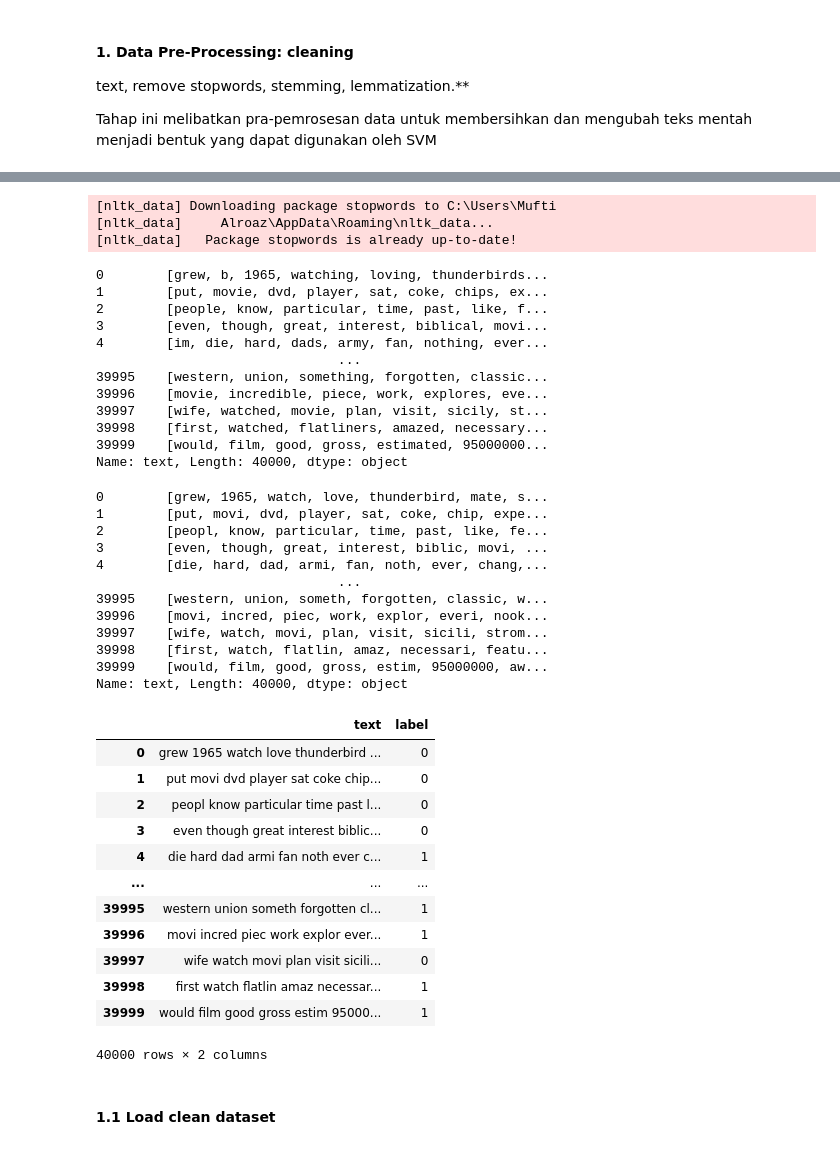
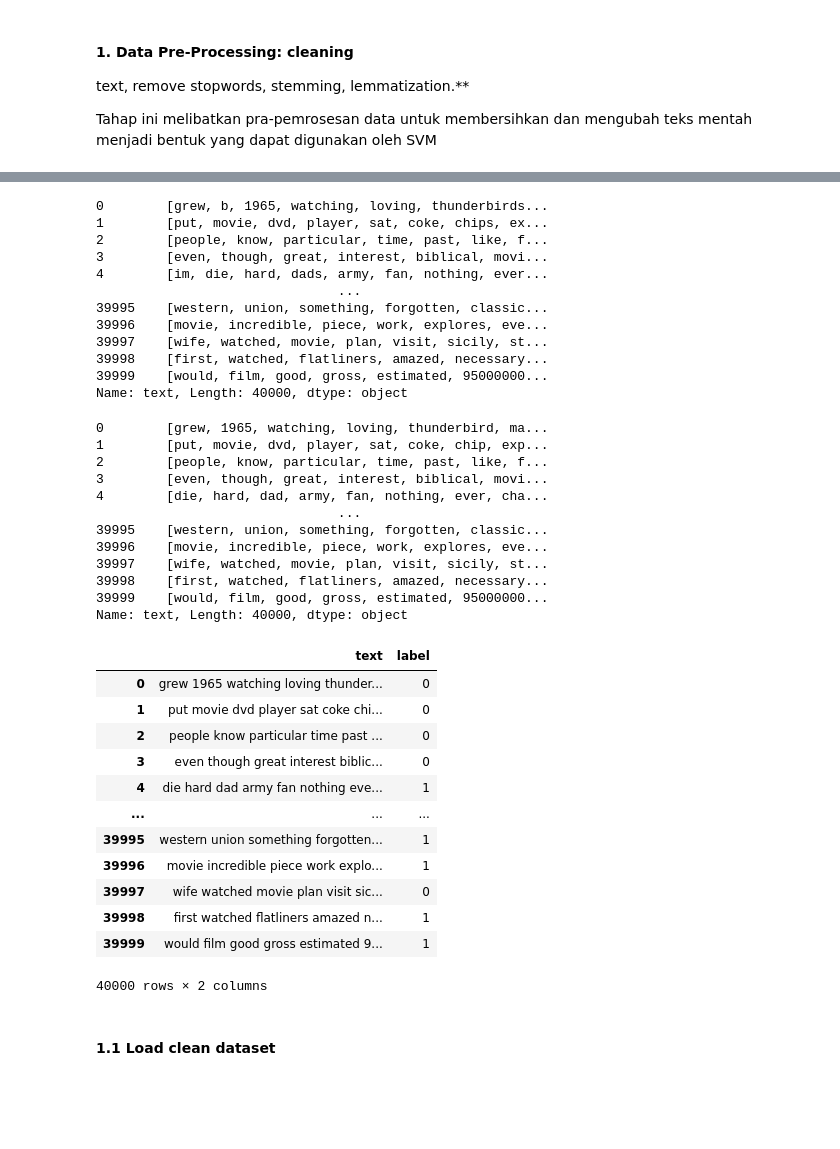
Before and after one commit to muftialroaz/movies-sentiment-analysis, a Jupyter notebook: SentimentReview.ipynb, the cells around one changed output, grey strips where cells are left out. Drawn from its saved outputs; the diff is of its cells as text; code cells hidden in the pictures; blank space fills up the shorter version.

```diff
--- a/SentimentReview.ipynb
+++ b/SentimentReview.ipynb
@@ -74,25 +70,22 @@ text = text.apply(lambda x: word_tokenize(x))
 # %%
 # 4 Menghapus Stopwords Menghapus kata-kata umum yang tidak memberikan informasi penting dalam analisis.
-nltk.download('stopwords')
+# nltk.download('stopwords')
 stop_words = set(stopwords.words('english'))  # Menggunakan kamus stop words Bahasa Inggris
 text = text.apply(lambda x: [word for word in x if word not in stop_words])
 text
 # %% [output]
-[nltk_data] Downloading package stopwords to C:\Users\Mufti
-[nltk_data]     Alroaz\AppData\Roaming\nltk_data...
-[nltk_data]   Package stopwords is already up-to-date!
+0        [grew, b, 1965, watching, loving, thunderbirds...
+1        [put, movie, dvd, player, sat, coke, chips, ex...
+2        [people, know, particular, time, past, like, f...
+3        [even, though, great, interest, biblical, movi...
+4        [im, die, hard, dads, army, fan, nothing, ever...
+                               ...
+39995    [western, union, something, forgotten, classic...
+39996    [movie, incredible, piece, work, explores, eve...
+39997    [wife, watched, movie, plan, visit, sicily, st...
+39998    [first, watched, flatliners, amazed, necessary...
+39999    [would, film, good, gross, estimated, 95000000...
+Name: text, Length: 40000, dtype: object
-0        [grew, b, 1965, watching, loving, thunderbirds...
-1        [put, movie, dvd, player, sat, coke, chips, ex...
-2        [people, know, particular, time, past, like, f...
-3        [even, though, great, interest, biblical, movi...
-4        [im, die, hard, dads, army, fan, nothing, ever...
-                               ...
-39995    [western, union, something, forgotten, classic...
-39996    [movie, incredible, piece, work, explores, eve...
-39997    [wife, watched, movie, plan, visit, sicily, st...
-39998    [first, watched, flatliners, amazed, necessary...
-39999    [would, film, good, gross, estimated, 95000000...
-Name: text, Length: 40000, dtype: object
 # %%
 # 5 Menghapus Kata Pendek: Menghapus kata-kata dengan panjang karakter yang terlalu pendek yang cenderung tidak memiliki makna.
 
@@ -102,45 +95,45 @@ text = text.apply(lambda x: [word for word in x if len(word) >= min_length])
 # %%
 # 6 Lematisasi atau Stemming: Mengubah kata-kata ke bentuk dasar mereka untuk mengurangi variasi kata yang sama
 # Melakukan proses stemming (penggunaan kata dasar)
-ps = PorterStemmer()
+lemmatizer = WordNetLemmatizer()
 
 # Membersihkan kalimat dari kata yang ada di stopwords
-review = text.apply(lambda x: [ps.stem(word) for word in x])
+review = text.apply(lambda x: [lemmatizer.lemmatize(word) for word in x])
 # %%
 review
 # %% [output]
-0        [grew, 1965, watch, love, thunderbird, mate, s...
-1        [put, movi, dvd, player, sat, coke, chip, expe...
-2        [peopl, know, particular, time, past, like, fe...
-3        [even, though, great, interest, biblic, movi, ...
-4        [die, hard, dad, armi, fan, noth, ever, chang,...
+0        [grew, 1965, watching, loving, thunderbird, ma...
+1        [put, movie, dvd, player, sat, coke, chip, exp...
+2        [people, know, particular, time, past, like, f...
+3        [even, though, great, interest, biblical, movi...
+4        [die, hard, dad, army, fan, nothing, ever, cha...
                                ...
-39995    [western, union, someth, forgotten, classic, w...
-39996    [movi, incred, piec, work, explor, everi, nook...
-39997    [wife, watch, movi, plan, visit, sicili, strom...
-39998    [first, watch, flatlin, amaz, necessari, featu...
-39999    [would, film, good, gross, estim, 95000000, aw...
+39995    [western, union, something, forgotten, classic...
+39996    [movie, incredible, piece, work, explores, eve...
+39997    [wife, watched, movie, plan, visit, sicily, st...
+39998    [first, watched, flatliners, amazed, necessary...
+39999    [would, film, good, gross, estimated, 95000000...
 Name: text, Length: 40000, dtype: object
 # %%
 # 7 Menggabungkan Kembali Teks: Menggabungkan kembali unit-unit teks yang telah dibersihkan menjadi teks yang telah diolah sepenuhnya.
 review = review.apply(lambda x: ' '.join(x))
 # %%
 preprocess = pd.concat([review, df['label']], axis=1)
-preprocess.to_csv('dataset/preprocess.csv',index=False)
+# preprocess.to_csv('dataset/preprocess.csv',index=False)
 preprocess
 # %% [output]
 |  | text | label |
-| 0 | grew 1965 watch love thunderbird ... | 0 |
-| 1 | put movi dvd player sat coke chip... | 0 |
-| 2 | peopl know particular time past l... | 0 |
+| 0 | grew 1965 watching loving thunder... | 0 |
+| 1 | put movie dvd player sat coke chi... | 0 |
+| 2 | people know particular time past ... | 0 |
 | 3 | even though great interest biblic... | 0 |
-| 4 | die hard dad armi fan noth ever c... | 1 |
+| 4 | die hard dad army fan nothing eve... | 1 |
 | ... | ... | ... |
-| 39995 | western union someth forgotten cl... | 1 |
-| 39996 | movi incred piec work explor ever... | 1 |
-| 39997 | wife watch movi plan visit sicili... | 0 |
-| 39998 | first watch flatlin amaz necessar... | 1 |
-| 39999 | would film good gross estim 95000... | 1 |
+| 39995 | western union something forgotten... | 1 |
+| 39996 | movie incredible piece work explo... | 1 |
+| 39997 | wife watched movie plan visit sic... | 0 |
+| 39998 | first watched flatliners amazed n... | 1 |
+| 39999 | would film good gross estimated 9... | 1 |
 40000 rows × 2 columns
 # %% [markdown]
 #### 1.1 Load clean dataset
```
Also changed, not shown: parts of 13 cells of this notebook, 5 other files.
